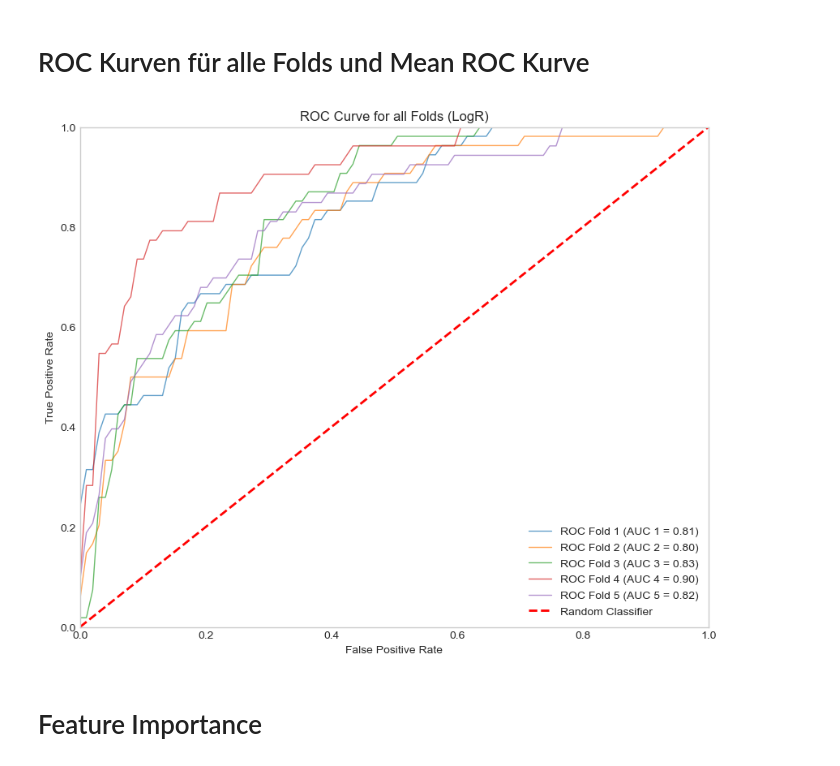
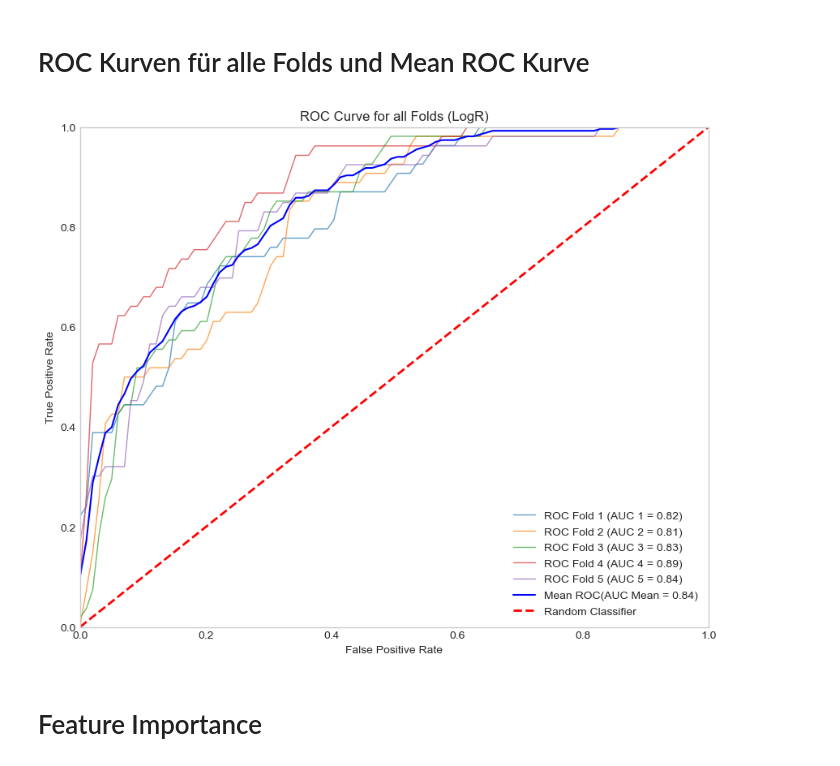
Before and after one commit to mettlrob/FoDS-Diabetes-Diagnosis, a Jupyter notebook: ML_Models/log_reg/log_reg.ipynb, the cells around one changed output. Drawn from its saved outputs; the diff is of its cells as text; code cells hidden in the pictures.

```diff
--- a/ML_Models/log_reg/log_reg.ipynb
+++ b/ML_Models/log_reg/log_reg.ipynb
@@ -40,11 +40,11 @@ skf = StratifiedKFold(n_splits=5, shuffle=True, random_state=0)
 # Parameter für Grid Search
 # %%
 param_grid = {
-    #'C':      [0.01, 0.1, 1, 10, 100],   # Best Result = 1  ;  Später war 0.1 Bestes Resultat
+    'C':      [0.01, 0.1, 1, 10, 100],   # Best Result = 1  ;  Später war 0.1 Bestes Resultat
     #'C':    [0.8, 0.9, 1, 1.1, 1,2],     # Best Result = 0.8
     #'C':    [0.5, 0.6, 0.7, 0.8, 0.9],  # Best Result = 0.8
     #'C':    [0.75, 0.775, 0.8, 0.825, 0.85],    # Best Result = 0.825
-    'C':    [0.05, 0.1, 0.15, 0.2, 0.25],        # Best Result = 0.1
+    #'C':    [0.05, 0.1, 0.15, 0.2, 0.25],        # Best Result = 0.1
     'penalty':['l1', 'l2'],
     'solver': ['liblinear'],  # liblinear unterstützt l1 und l2
 }
@@ -106,6 +110,16 @@ aps = []              # Average Precision pro Fold
 for fold, (train_idx, test_idx) in enumerate(skf.split(X, y), 1):
     X_train, X_test = X.iloc[train_idx], X.iloc[test_idx]
     y_train, y_test = y.iloc[train_idx], y.iloc[test_idx]
+
+
+    # Hyperparameter tuning
+    grid.fit(X_train, y_train)
+    # Resultate zurückgeben
+    print("Best Parameters: ", grid.best_params_)
+    #print("Best Mean AUC:   ", grid.best_score_)
+    print("Best Mean Recall:   ", grid.best_score_)
+    best_model = grid.best_estimator_
+
 
     """Select best_model for ML to use the best Hyperparameter"""
     #model = LogisticRegression(class_weight='balanced', max_iter=1000)
@@ -201,30 +232,30 @@ plt.show()
 # %%
 # ROC-Kurven aller Folds plotten
 plt.figure(figsize=(10, 8))
 for i, tpr in enumerate(tprs):
     plt.plot(mean_fpr, tpr, lw=1, alpha=0.7, label=f"ROC Fold {i + 1} (AUC {i+1} = {auc_list[i]:.2f})")
 
 mean_tpr = np.mean(tprs, axis=0)
 std_tpr = np.std(tprs, axis=0)
 mean_auc = np.mean(auc_list)
-#plt.plot(mean_fpr, mean_tpr, color='b', label=f"Mean ROC(AUC Mean = {mean_auc:.2f})", lw=1.5)                            # Die Mean ROC Kurve
+plt.plot(mean_fpr, mean_tpr, color='b', label=f"Mean ROC(AUC Mean = {mean_auc:.2f})", lw=1.5)                            # Die Mean ROC Kurve
 #plt.fill_between(mean_fpr, mean_tpr - std_tpr, mean_tpr + std_tpr, color='grey', alpha=0.2, label='± 1 Std. Dev.')      #Der Std Bereich (Grau)
 plt.plot([0, 1], [0, 1], linestyle='--', color='red', lw=2, label='Random Classifier')
 plt.xlim([0, 1])
 plt.ylim([0, 1])
 plt.xlabel('False Positive Rate')
 plt.ylabel('True Positive Rate')
 plt.title('ROC Curve for all Folds (LogR)')
 plt.legend(loc="lower right")
 plt.grid()
 
 # Show Plot comment the line if you want to save it
 #plt.show()
 
 #save fig
 plt.savefig('../../output/Log_R_output/ROC_kurven_LogR.png')
 # %% [output]
-[figure, old version]
+[figure, new version]
 # %% [markdown]
 # Feature Importance
 # %%
```
Also changed, not shown: parts of 9 cells of this notebook, 4 other files.
